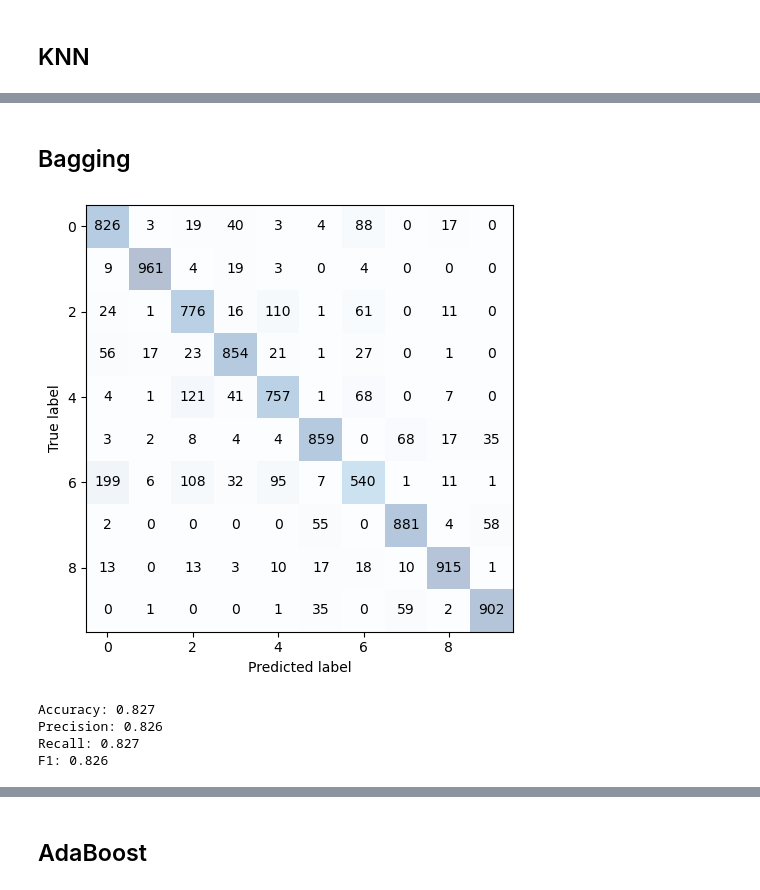
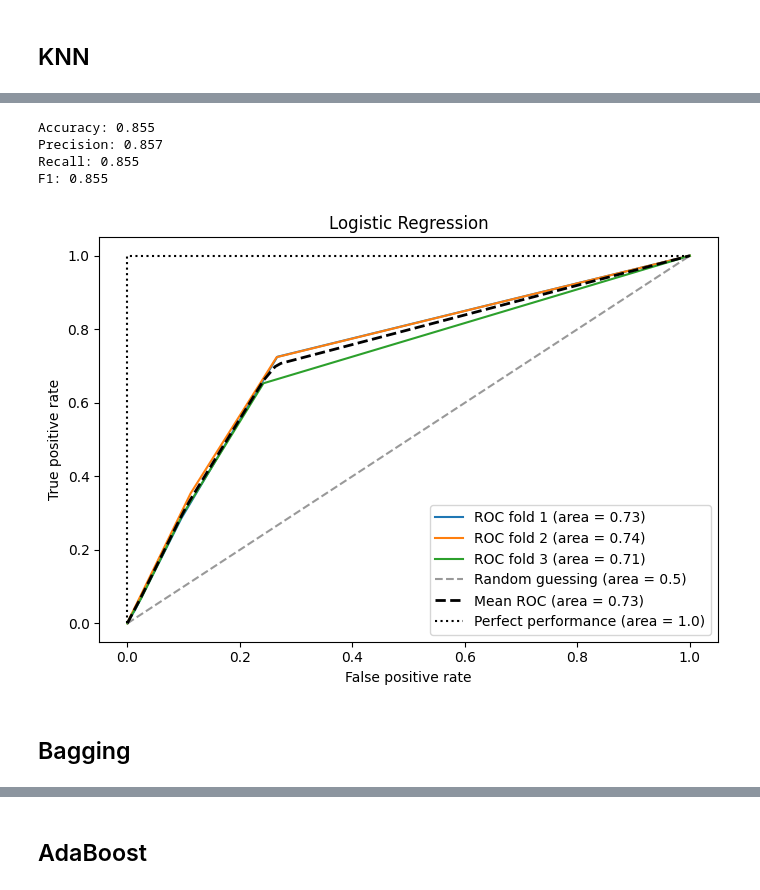
Before and after one commit to HovoVoskanyan/MLProjGroup3, a Jupyter notebook: MNIST_Project_ML.ipynb, the cells around one changed output, grey strips where cells are left out. Saved outputs shown, nothing was run; the diff lists cells and outputs as text; code cells hidden in the pictures.

```diff
--- a/MNIST_Project_ML.ipynb
+++ b/MNIST_Project_ML.ipynb
@@ -576,44 +377,19 @@ plt.show()
+# %%
+processor.print_scores()
+# %% [output]
+Accuracy: 0.855
+Precision: 0.857
+Recall: 0.855
+F1: 0.855
+# %%
+pipe_knn = make_pipeline(StandardScaler(),
+                        PCA(n_components=2),
+                        KNeighborsClassifier(n_neighbors=5,
+                                              p=2,
+                                              metric='minkowski'))
+
+processor.k_folds(pipe_knn)
+# %% [output]
+[figure, added]
 # %% [markdown]
 ## Bagging
-# %%
-pipe_bagging = make_pipeline(
-    StandardScaler(),
-    PCA(n_components=170),
-    BaggingClassifier(n_estimators=10, random_state=42)
-)
-
-pipe_bagging.fit(X_train, y_train)
-y_pred = pipe_bagging.predict(X_test)
-confmat = confusion_matrix(y_true=y_test, y_pred=y_pred)
-
-fig, ax = plt.subplots(figsize=(5, 5))
-ax.matshow(confmat, cmap=plt.cm.Blues, alpha=0.3)
-for i in range(confmat.shape[0]):
-    for j in range(confmat.shape[1]):
-        ax.text(x=j, y=i, s=confmat[i, j], va='center', ha='center')
-ax.xaxis.set_ticks_position('bottom')
-
-plt.xlabel('Predicted label')
-plt.ylabel('True label')
-
-plt.tight_layout()
-plt.show()
-# %% [output]
-[figure, removed]
-# %%
-acc_val = accuracy_score(y_true=y_test, y_pred=y_pred)
-print(f'Accuracy: {acc_val:.3f}')
-
-pre_val = precision_score(y_true=y_test, y_pred=y_pred, average='weighted')
-print(f'Precision: {pre_val:.3f}')
-
-rec_val = recall_score(y_true=y_test, y_pred=y_pred, average='weighted')
-print(f'Recall: {rec_val:.3f}')
-
-f1_val = f1_score(y_true=y_test, y_pred=y_pred, average='weighted')
-print(f'F1: {f1_val:.3f}')
-# %% [output]
-Accuracy: 0.827
-Precision: 0.826
-Recall: 0.827
-F1: 0.826
```
Also changed, not shown: parts of 60 cells of this notebook, 3 other files.
